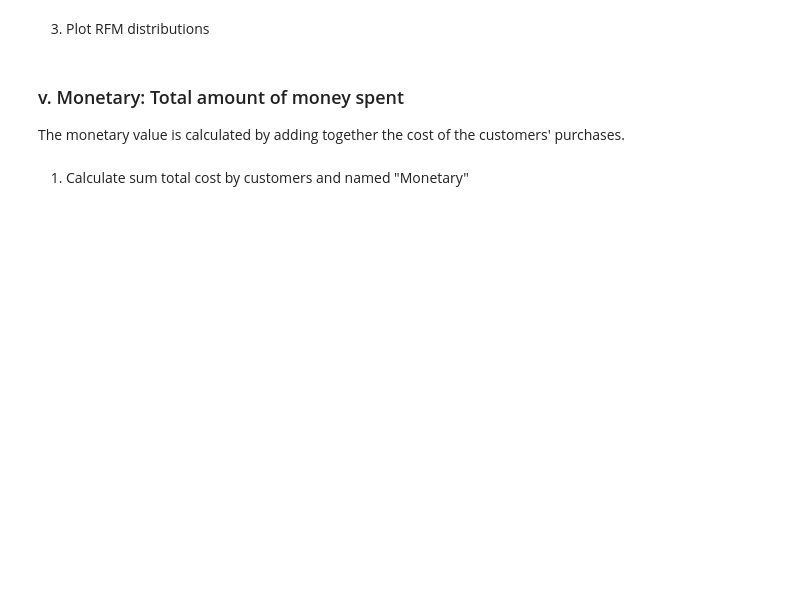
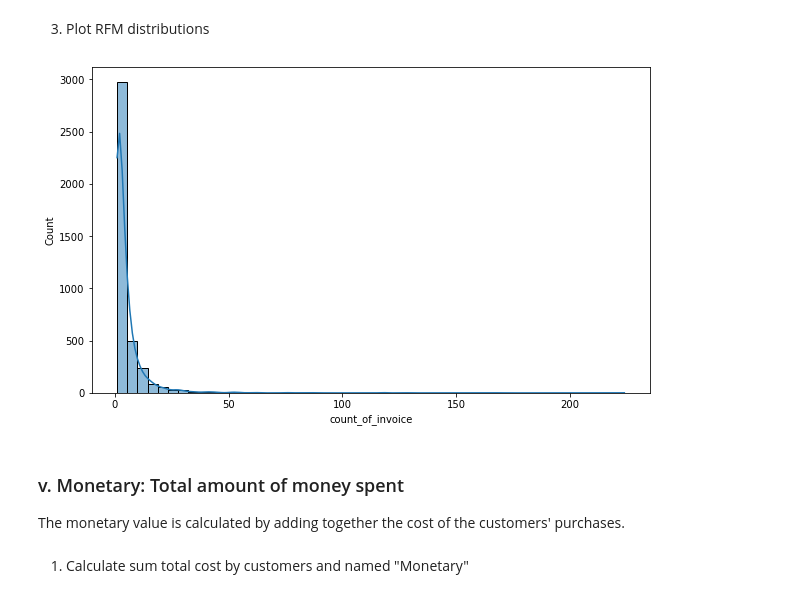
Before and after one commit to habip-bingol/Projects, a Jupyter notebook: ML_Projects/Capstone Projects/Customer_Segmentation/Customer_Segmentation_Student_Notebook_Capstone_1_V2.ipynb, the cells around one changed output. Cells and saved outputs as stored; diff of their text form; code cells hidden in the pictures; blank space fills up the shorter version.

```diff
--- a/ML_Projects/Capstone Projects/Customer_Segmentation/Customer_Segmentation_Student_Notebook_Capstone_1_V2.ipynb
+++ b/ML_Projects/Capstone Projects/Customer_Segmentation/Customer_Segmentation_Student_Notebook_Capstone_1_V2.ipynb
@@ -1033,2 +999,2 @@ df_uk
 # %%
-df_uk.time_gap = df_uk.time_gap.astype("str").str.extract(r"(\d+)").astype("float")
+Recency.time_gap = Recency.time_gap.astype("str").str.extract(r"(\d+)").astype("int")
@@ -1069,0 +1054,2 @@ To calculate how many times a customer purchased something, we need to count how
+# %%
+df_uk.drop_duplicates(inplace=True, ignore_index=True)
@@ -1070,2 +1060,7 @@ To calculate how many times a customer purchased something, we need to count how
 # %% [markdown]
 2. Calculate the frequency of purchases
+# %%
+Frequency = pd.DataFrame(df_uk.groupby("CustomerID")["InvoiceNo"].nunique().sort_values(ascending=False))
+Frequency = Frequency.reset_index()
+Frequency.rename(columns={"InvoiceNo":"count_of_invoice"},inplace=True)
+Frequency
@@ -1072,5 +1081,9 @@ To calculate how many times a customer purchased something, we need to count how
 # %% [markdown]
 3. Plot RFM distributions
+# %%
+sns.histplot(x=Frequency.count_of_invoice, kde=True, bins=50);
+# %% [output]
+[figure, added]
 # %% [markdown]
 ### v. Monetary: Total amount of money spent
 
```
Also changed, not shown: parts of 31 cells of this notebook.
